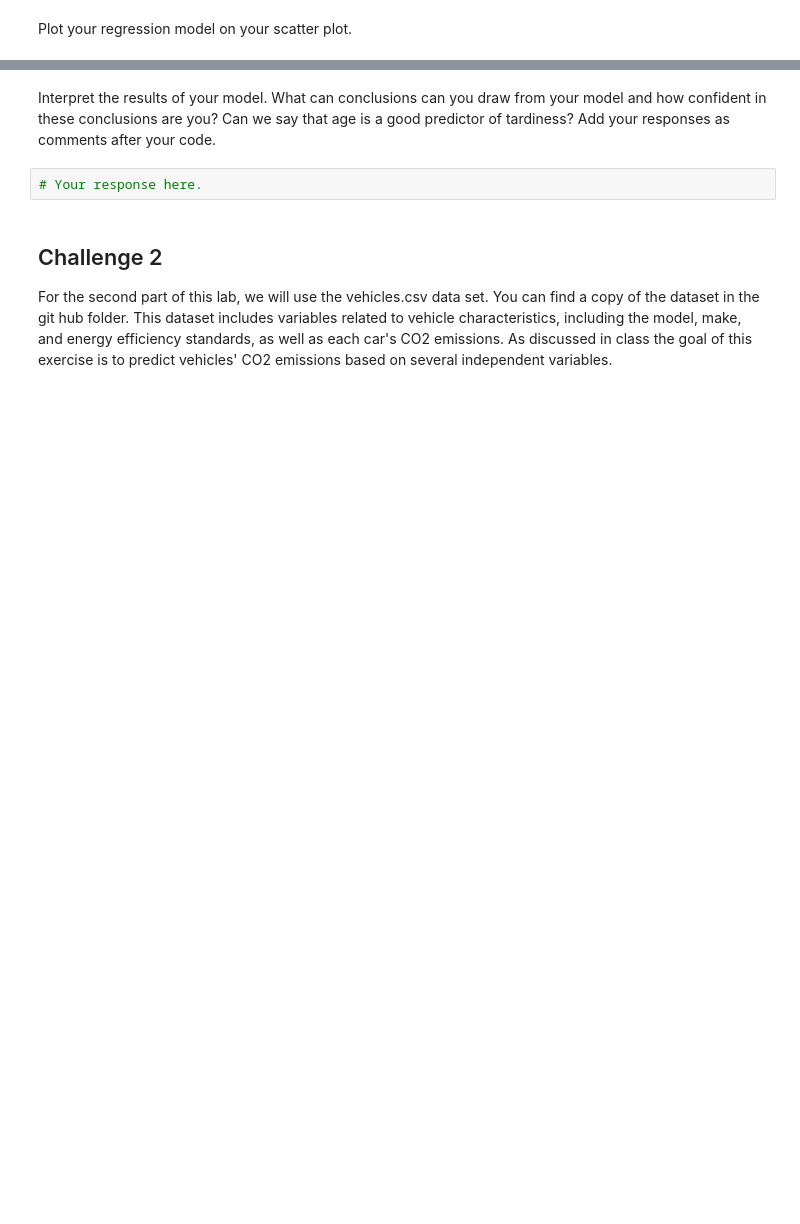
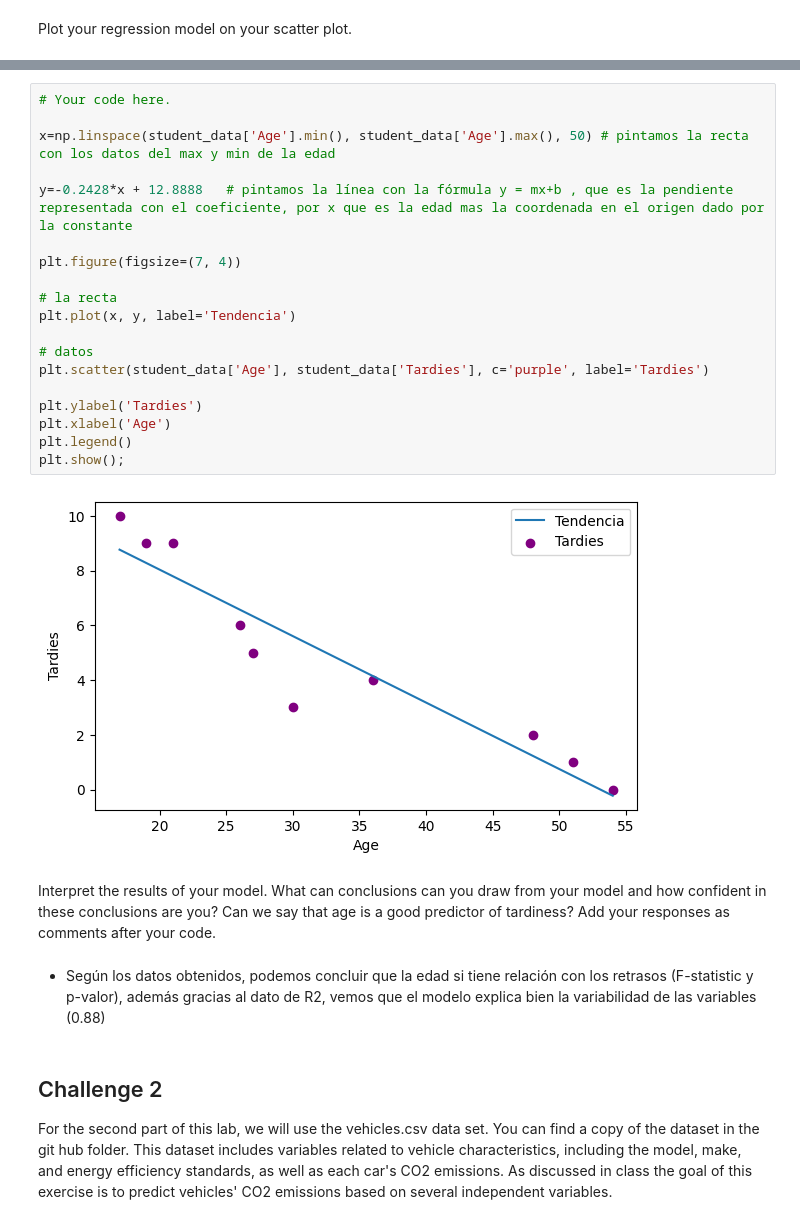
Before and after one commit to Ironhack-Data-Madrid-Octubre-2023/7.3-lab_regression_analysis, a Jupyter notebook: your-code.ipynb, the cells around one changed output, grey strips where cells are left out. Cells and saved outputs as stored; diff of their text form; blank space fills up the shorter version.

```diff
--- a/your-code.ipynb
+++ b/your-code.ipynb
@@ -82,7 +119,28 @@ Plot your regression model on your scatter plot.
+# %%
+# Your code here.
+
+x=np.linspace(student_data['Age'].min(), student_data['Age'].max(), 50) # pintamos la recta con los datos del max y min de la edad
+
+y=-0.2428*x + 12.8888   # pintamos la línea con la fórmula y = mx+b , que es la pendiente representada con el coeficiente, por x que es la edad mas la coordenada en el origen dado por la constante
+
+plt.figure(figsize=(7, 4))
+
+# la recta
+plt.plot(x, y, label='Tendencia')
+
+# datos
+plt.scatter(student_data['Age'], student_data['Tardies'], c='purple', label='Tardies')
+
+plt.ylabel('Tardies')
+plt.xlabel('Age')
+plt.legend()
+plt.show();
+# %% [output]
+[figure, added]
 # %% [markdown]
 Interpret the results of your model. What can conclusions can you draw from your model and how confident in these conclusions are you? Can we say that age is a good predictor of tardiness? Add your responses as comments after your code.
-# %%
-# Your response here.
+# %% [markdown]
+- Según los datos obtenidos, podemos concluir que la edad si tiene relación con los retrasos (F-statistic y p-valor), además gracias al dato de R2, vemos que el modelo explica bien la variabilidad de las variables (0.88)
 # %% [markdown]
 ## Challenge 2
 For the second part of this lab, we will use the vehicles.csv data set. You can find a copy of the dataset in the git hub folder. This dataset includes variables related to vehicle characteristics, including the model, make, and energy efficiency standards, as well as each car's CO2 emissions. As discussed in class the goal of this exercise is to predict vehicles' CO2 emissions based on several independent variables.
```
Also changed, not shown: parts of 17 cells of this notebook.
